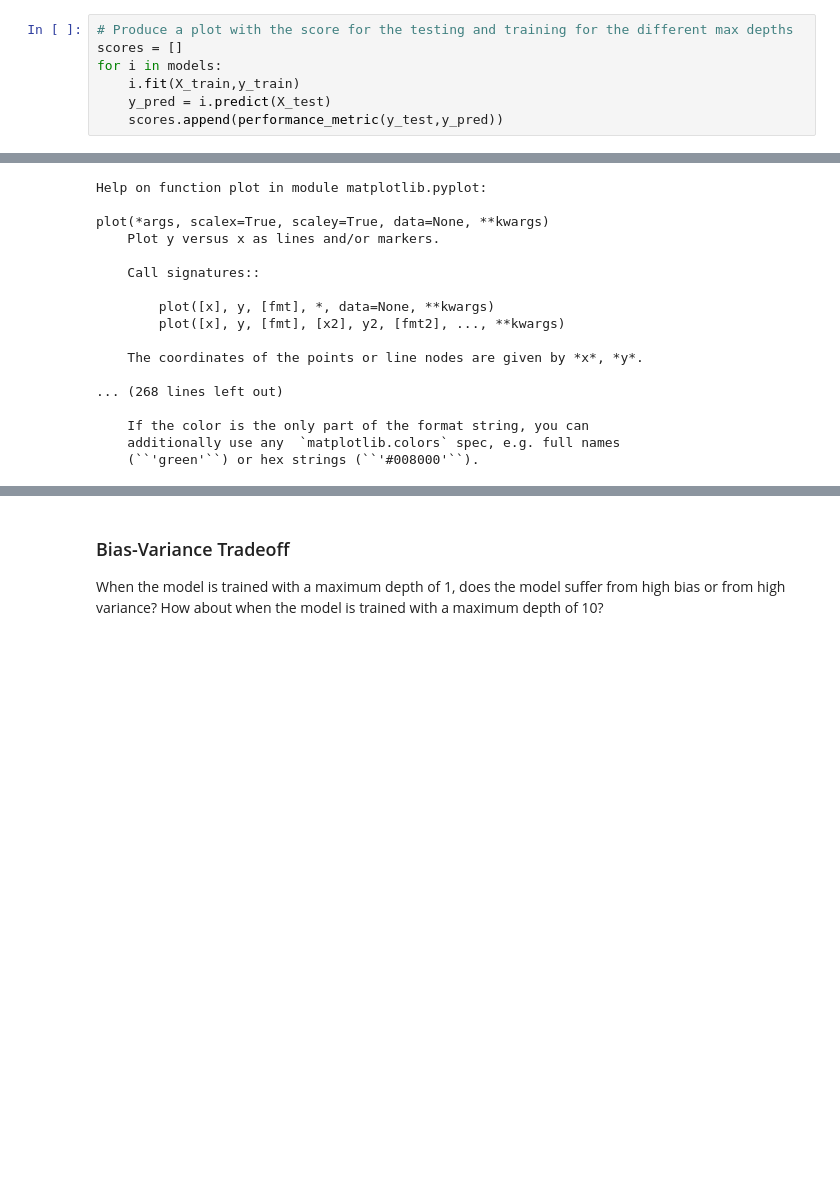
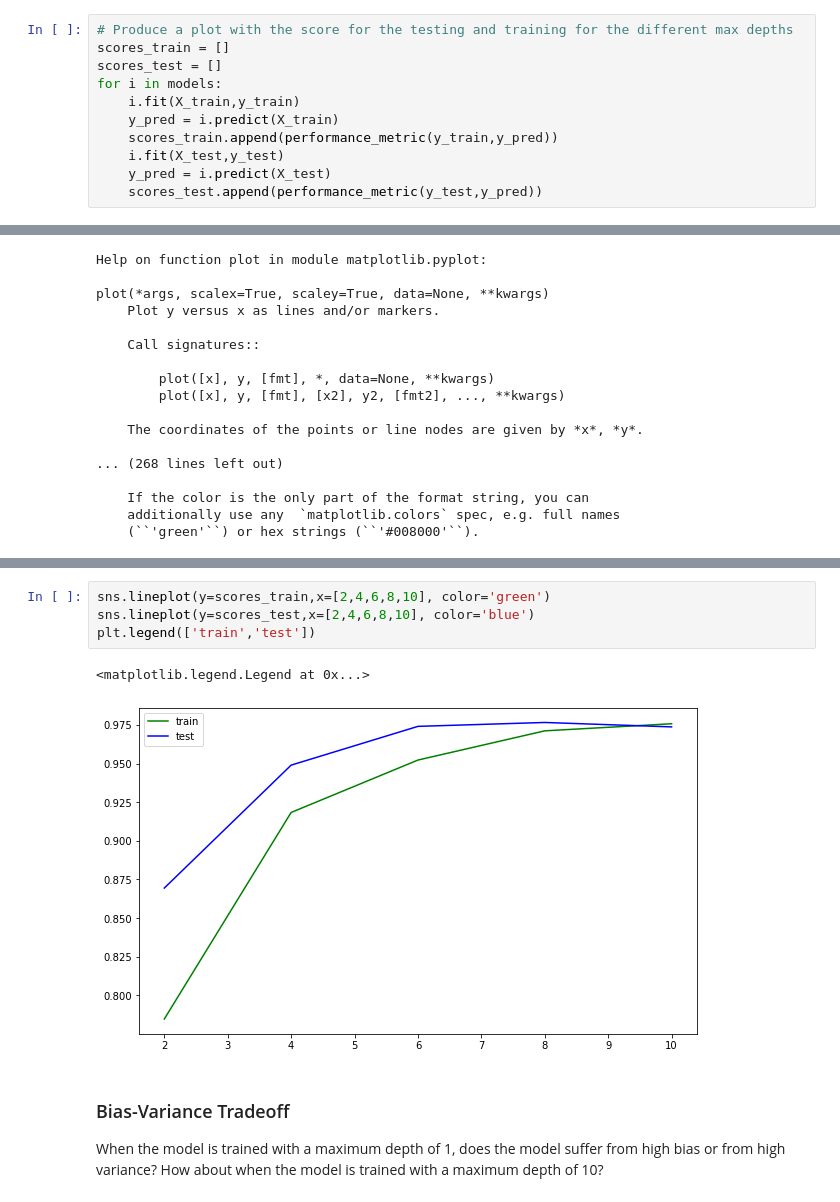
Before and after one commit to ironhack-bcn-data-pt/50-lab-problems-with-ML, a Jupyter notebook: your-code/lab_boston_housing.ipynb, the cells around one changed output, grey strips where cells are left out. Saved outputs shown, nothing was run; the diff lists cells and outputs as text; blank space fills up the shorter version.

```diff
--- a/your-code/lab_boston_housing.ipynb
+++ b/your-code/lab_boston_housing.ipynb
@@ -275,11 +275,15 @@ models = [RFR_2,RFR_4,RFR_6,RFR_8,RFR_10]
 Now, plot the score for each tree on the training set and on the testing set.
 # %%
 # Produce a plot with the score for the testing and training for the different max depths
-scores = []
+scores_train = []
+scores_test = []
 for i in models:
     i.fit(X_train,y_train)
+    y_pred = i.predict(X_train)
+    scores_train.append(performance_metric(y_train,y_pred))
+    i.fit(X_test,y_test)
     y_pred = i.predict(X_test)
-    scores.append(performance_metric(y_test,y_pred))
+    scores_test.append(performance_metric(y_test,y_pred))
 # %%
 help(plt.plot)
 # %% [output]
@@ -317,3 +324,10 @@ sns.relplot(y=scores,x=[2,4,6,8,10])
+# %%
+sns.lineplot(y=scores_train,x=[2,4,6,8,10], color='green')
+sns.lineplot(y=scores_test,x=[2,4,6,8,10], color='blue')
+plt.legend(['train','test'])
+# %% [output]
+<matplotlib.legend.Legend at 0x...>
+[figure, added]
 # %% [markdown]
 ### Bias-Variance Tradeoff
 When the model is trained with a maximum depth of 1, does the model suffer from high bias or from high variance? How about when the model is trained with a maximum depth of 10?
```
Also changed, not shown: parts of 14 cells of this notebook.
